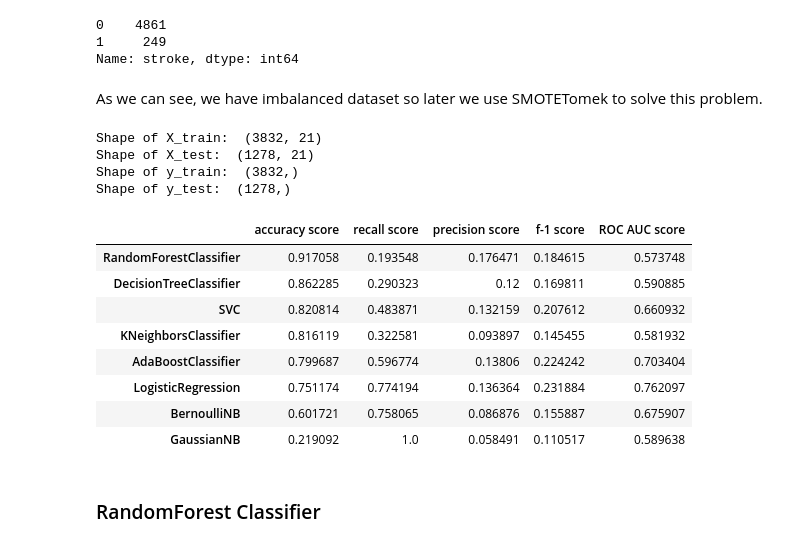
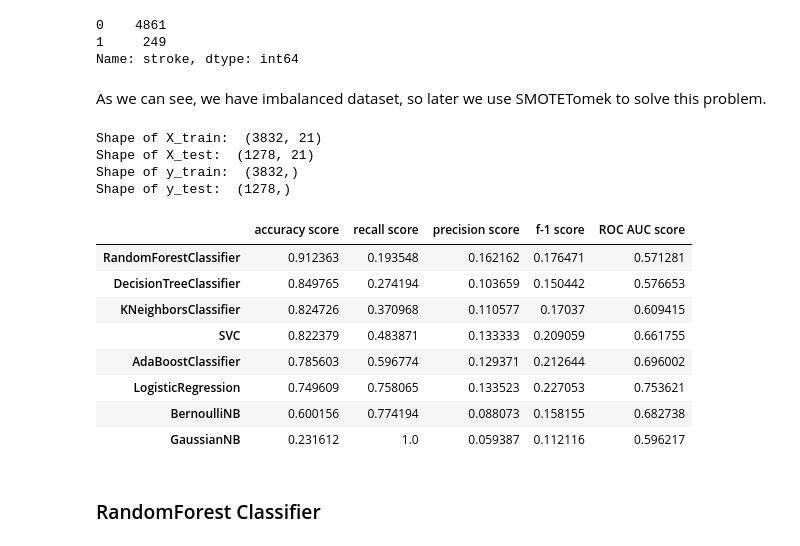
Before and after one commit to alekgralek/Stroke-EDA-and-classification, a Jupyter notebook: Stroke_analysis_prediction.ipynb, the cells around one changed output. Saved outputs shown, nothing was run; the diff lists cells and outputs as text; code cells hidden in the pictures.

```diff
--- a/Stroke_analysis_prediction.ipynb
+++ b/Stroke_analysis_prediction.ipynb
@@ -274,7 +274,7 @@ data['stroke'].value_counts()
 1     249
 Name: stroke, dtype: int64
 # %% [markdown]
-As we can see, we have imbalanced dataset so later we use SMOTETomek to solve this problem.
+As we can see, we have imbalanced dataset, so later we use SMOTETomek to solve this problem.
 # %%
 X_train, X_test, y_train, y_test = train_test_split(X, y, test_size=0.25, random_state=444, stratify=y)
 
@@ -288,42 +288,44 @@ Shape of X_test:  (1278, 21)
 Shape of y_train:  (3832,)
 Shape of y_test:  (1278,)
 # %%
-algorithms = [LogisticRegression(), RandomForestClassifier(), KNeighborsClassifier(), AdaBoostClassifier(), DecisionTreeClassifier(), GaussianNB(), BernoulliNB(), SVC()]
+algorithms = [LogisticRegression(), RandomForestClassifier(), KNeighborsClassifier() \
+              ,AdaBoostClassifier(), DecisionTreeClassifier(), GaussianNB(), BernoulliNB(), SVC()]
 
-results = pd.DataFrame(columns=['accuracy score', 'recall score', 'precision score', 'f-1 score', 'ROC AUC score'], index=[algorithm.__class__.__name__ for algorithm in algorithms])
+results = pd.DataFrame(columns=['accuracy score', 'recall score', 'precision score', 'f-1 score', 'ROC AUC score'] \
+                       ,index=[algorithm.__class__.__name__ for algorithm in algorithms])
 
 for algorithm in algorithms:
     pipeline = make_pipeline(
         StandardScaler(),
         SMOTETomek(),
         algorithm)
 
     pipeline.fit(X_train, y_train)
     y_pred = pipeline.predict(X_test)
 
     score_a = accuracy_score(y_test, y_pred)
     score_rec = recall_score(y_test, y_pred)
     score_p = precision_score(y_test, y_pred)
     score_f1 = f1_score(y_test, y_pred)
     score_roc = roc_auc_score(y_test, y_pred)
 
     results.loc[algorithm.__class__.__name__, 'accuracy score'] = score_a
     results.loc[algorithm.__class__.__name__, 'recall score'] = score_rec
     results.loc[algorithm.__class__.__name__, 'precision score'] = score_p
     results.loc[algorithm.__class__.__name__, 'f-1 score'] = score_f1
     results.loc[algorithm.__class__.__name__, 'ROC AUC score'] = score_roc
 
 results.sort_values(by='accuracy score', ascending=False)
 # %% [output]
 |  | accuracy score | recall score | precision score | f-1 score | ROC AUC score |
-| RandomForestClassifier | 0.917058 | 0.193548 | 0.176471 | 0.184615 | 0.573748 |
-| DecisionTreeClassifier | 0.862285 | 0.290323 | 0.12 | 0.169811 | 0.590885 |
-| SVC | 0.820814 | 0.483871 | 0.132159 | 0.207612 | 0.660932 |
-| KNeighborsClassifier | 0.816119 | 0.322581 | 0.093897 | 0.145455 | 0.581932 |
-| AdaBoostClassifier | 0.799687 | 0.596774 | 0.13806 | 0.224242 | 0.703404 |
-| LogisticRegression | 0.751174 | 0.774194 | 0.136364 | 0.231884 | 0.762097 |
-| BernoulliNB | 0.601721 | 0.758065 | 0.086876 | 0.155887 | 0.675907 |
-| GaussianNB | 0.219092 | 1.0 | 0.058491 | 0.110517 | 0.589638 |
+| RandomForestClassifier | 0.912363 | 0.193548 | 0.162162 | 0.176471 | 0.571281 |
+| DecisionTreeClassifier | 0.849765 | 0.274194 | 0.103659 | 0.150442 | 0.576653 |
+| KNeighborsClassifier | 0.824726 | 0.370968 | 0.110577 | 0.17037 | 0.609415 |
+| SVC | 0.822379 | 0.483871 | 0.133333 | 0.209059 | 0.661755 |
+| AdaBoostClassifier | 0.785603 | 0.596774 | 0.129371 | 0.212644 | 0.696002 |
+| LogisticRegression | 0.749609 | 0.758065 | 0.133523 | 0.227053 | 0.753621 |
+| BernoulliNB | 0.600156 | 0.774194 | 0.088073 | 0.158155 | 0.682738 |
+| GaussianNB | 0.231612 | 1.0 | 0.059387 | 0.112116 | 0.596217 |
 # %% [markdown]
 ### RandomForest Classifier
 # %% [markdown]
```
Also changed, not shown: parts of 2 cells of this notebook.
